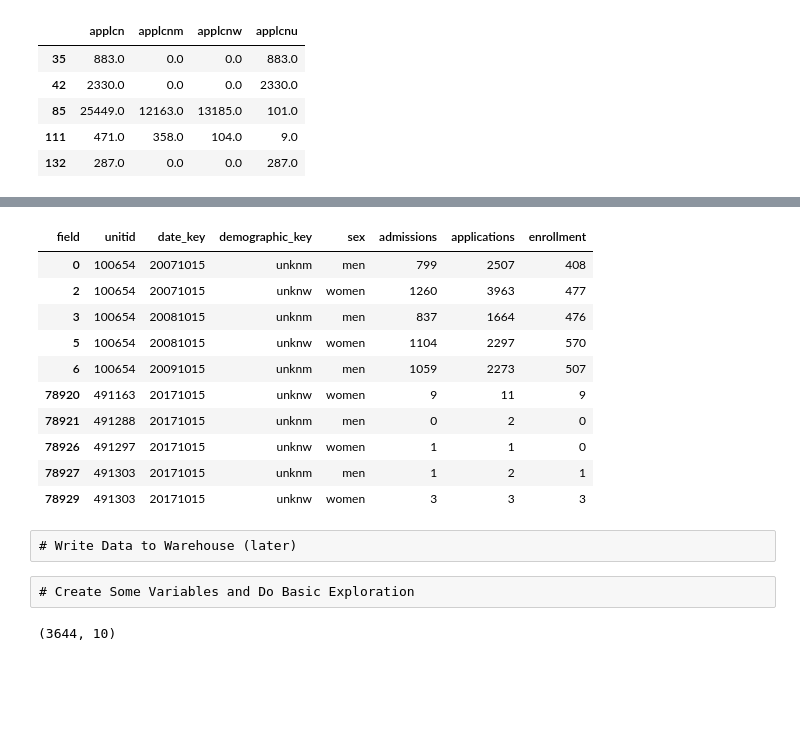
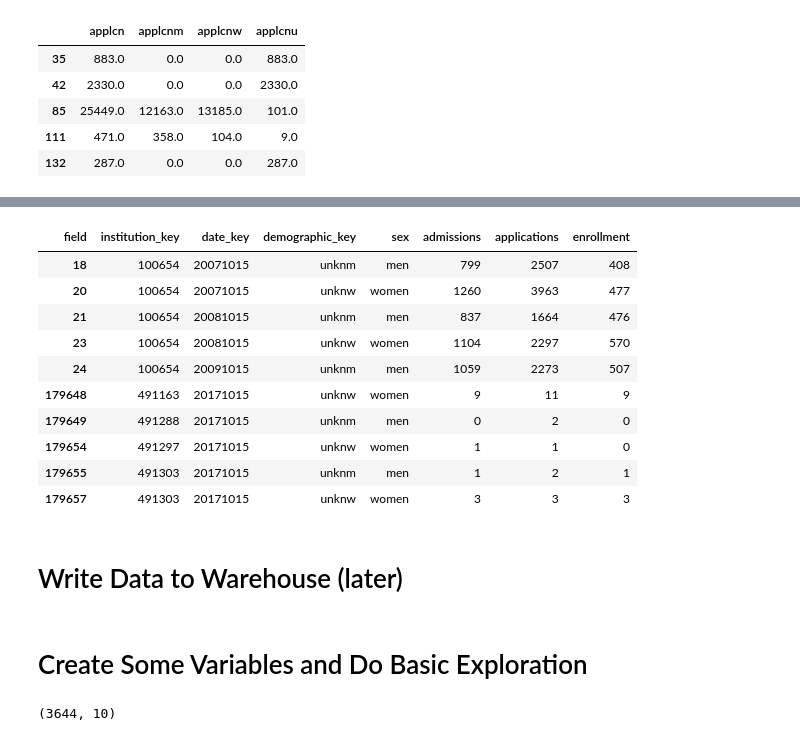
Before and after one commit to jasonpcasey/IPEDS-Readers, a Jupyter notebook: ipeds-admissions-reader.ipynb, the cells around one changed output, grey strips where cells are left out. Cells and saved outputs as stored; diff of their text form; code cells hidden in the pictures; blank space fills up the shorter version.

```diff
--- a/ipeds-admissions-reader.ipynb
+++ b/ipeds-admissions-reader.ipynb
@@ -86,0 +80,14 @@ df.shape
+# %%
+df = DataFrame()
+
+for year in years:
+    temp = read_file(year, indices + cols)
+    temp = fix_cols(temp)
+    df = pd.concat([df, temp],
+                   sort = True)
+    temp = None
+
+# replace NaN
+df = df.fillna(0)
+
+df.shape
@@ -132,0 +145,2 @@ Zero admissions, non-zero enrollment
+# %%
+df["applcn"] = np.where((df["applcn"] == 0) & (df["admssn"] > 0), df["admssn"], df["applcn"])
@@ -169,6 +185,6 @@ Create a sex column to identify values by sex.
 # %%
 # reshape from wide to long format
-adm_long = pd.melt(df, id_vars = ["unitid", "date_key"],
+adm_long = pd.melt(df, id_vars = indices,
                    value_vars = ["applcnm", "applcnw", "applcnu",
                                  "admssnm", "admssnw", "admssnu",
                                  "enrlm", "enrlw", "enrlu"],
@@ -229,27 +245,25 @@ Pivot and aggregate (sum) the count column, converting the field variable back i
 # %%
-adm = adm_long.pivot_table(index=["unitid", "date_key", "demographic_key", "sex"],
+adm = adm_long.pivot_table(index=["institution_key", "date_key", "demographic_key", "sex"],
                            columns='field',
                            values='count',
                            aggfunc = np.sum,
                            fill_value = 0).reset_index()
 
 # remove institutions with no applications
 adm = adm.loc[adm["applications"] > 0]
 
 adm.iloc[[0, 1, 2, 3, 4, -5, -4, -3, -2, -1],:]
 # %% [output]
-| field | unitid | date_key | demographic_key | sex | admissions | applications | enrollment |
-| 0 | 100654 | 20071015 | unknm | men | 799 | 2507 | 408 |
-| 2 | 100654 | 20071015 | unknw | women | 1260 | 3963 | 477 |
-| 3 | 100654 | 20081015 | unknm | men | 837 | 1664 | 476 |
-| 5 | 100654 | 20081015 | unknw | women | 1104 | 2297 | 570 |
-| 6 | 100654 | 20091015 | unknm | men | 1059 | 2273 | 507 |
-| 78920 | 491163 | 20171015 | unknw | women | 9 | 11 | 9 |
-| 78921 | 491288 | 20171015 | unknm | men | 0 | 2 | 0 |
-| 78926 | 491297 | 20171015 | unknw | women | 1 | 1 | 0 |
-| 78927 | 491303 | 20171015 | unknm | men | 1 | 2 | 1 |
-| 78929 | 491303 | 20171015 | unknw | women | 3 | 3 | 3 |
+| field | institution_key | date_key | demographic_key | sex | admissions | applications | enrollment |
+| 18 | 100654 | 20071015 | unknm | men | 799 | 2507 | 408 |
+| 20 | 100654 | 20071015 | unknw | women | 1260 | 3963 | 477 |
+| 21 | 100654 | 20081015 | unknm | men | 837 | 1664 | 476 |
+| 23 | 100654 | 20081015 | unknw | women | 1104 | 2297 | 570 |
+| 24 | 100654 | 20091015 | unknm | men | 1059 | 2273 | 507 |
+| 179648 | 491163 | 20171015 | unknw | women | 9 | 11 | 9 |
+| 179649 | 491288 | 20171015 | unknm | men | 0 | 2 | 0 |
+| 179654 | 491297 | 20171015 | unknw | women | 1 | 1 | 0 |
+| 179655 | 491303 | 20171015 | unknm | men | 1 | 2 | 1 |
+| 179657 | 491303 | 20171015 | unknw | women | 3 | 3 | 3 |
-# %% [raw]
-# Write Data to Warehouse (later)
-# %% [raw]
-# Create Some Variables and Do Basic Exploration
+# %% [markdown]
+# Write Data to Warehouse (later)
@@ -256,3 +283,5 @@ adm.iloc[[0, 1, 2, 3, 4, -5, -4, -3, -2, -1],:]
+# %% [markdown]
+# Create Some Variables and Do Basic Exploration
 # %%
 adm["acceptance_rate"] = adm["admissions"] / adm["applications"]
 adm["yield_rate"] = adm["enrollment"] / adm["admissions"]
```
Also changed, not shown: parts of 41 cells of this notebook.
